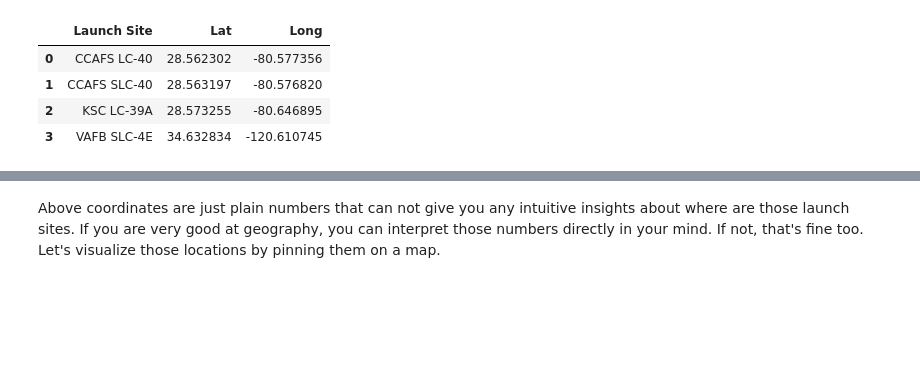
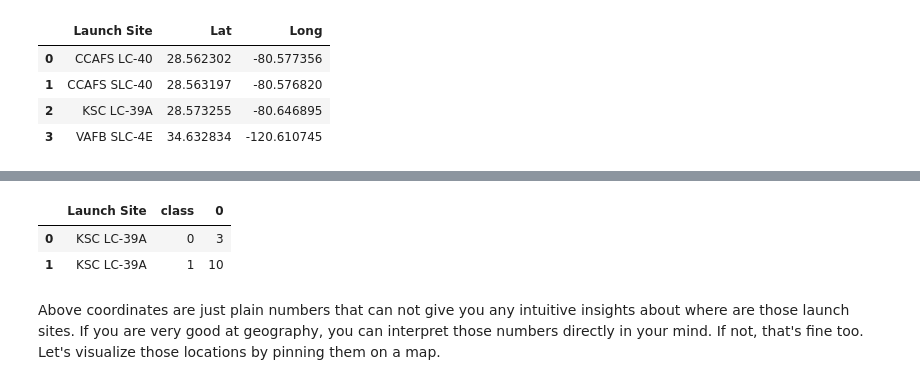
Before and after one commit to vamsi6-kvk/Data-Science-Course, a Jupyter notebook: lab_jupyter_launch_site_location.jupyterlite.ipynb, the cells around one changed output, grey strips where cells are left out. Saved outputs shown, nothing was run; the diff lists cells and outputs as text; code cells hidden in the pictures; blank space fills up the shorter version.

```diff
--- a/lab_jupyter_launch_site_location.jupyterlite.ipynb
+++ b/lab_jupyter_launch_site_location.jupyterlite.ipynb
@@ -74,3 +95,16 @@ launch_sites_df
+# %%
+site_df = spacex_df[spacex_df['Launch Site']=='KSC LC-39A']
+site_df = site_df.groupby(['Launch Site', 'class']).size().reset_index()
+#print(site_df['class'].value_counts())
+#fig = px.pie(site_df, values='class',
+#names='class',
+#title="Total Sucess Launches from Site")
+#fig
+site_df
+# %% [output]
+|  | Launch Site | class | 0 |
+| 0 | KSC LC-39A | 0 | 3 |
+| 1 | KSC LC-39A | 1 | 10 |
 # %% [markdown]
 Above coordinates are just plain numbers that can not give you any intuitive insights about where are those launch sites. If you are very good at geography, you can interpret those numbers directly in your mind. If not, that's fine too. Let's visualize those locations by pinning them on a map.
 # %% [markdown]
```
Also changed, not shown: parts of 4 cells of this notebook.
